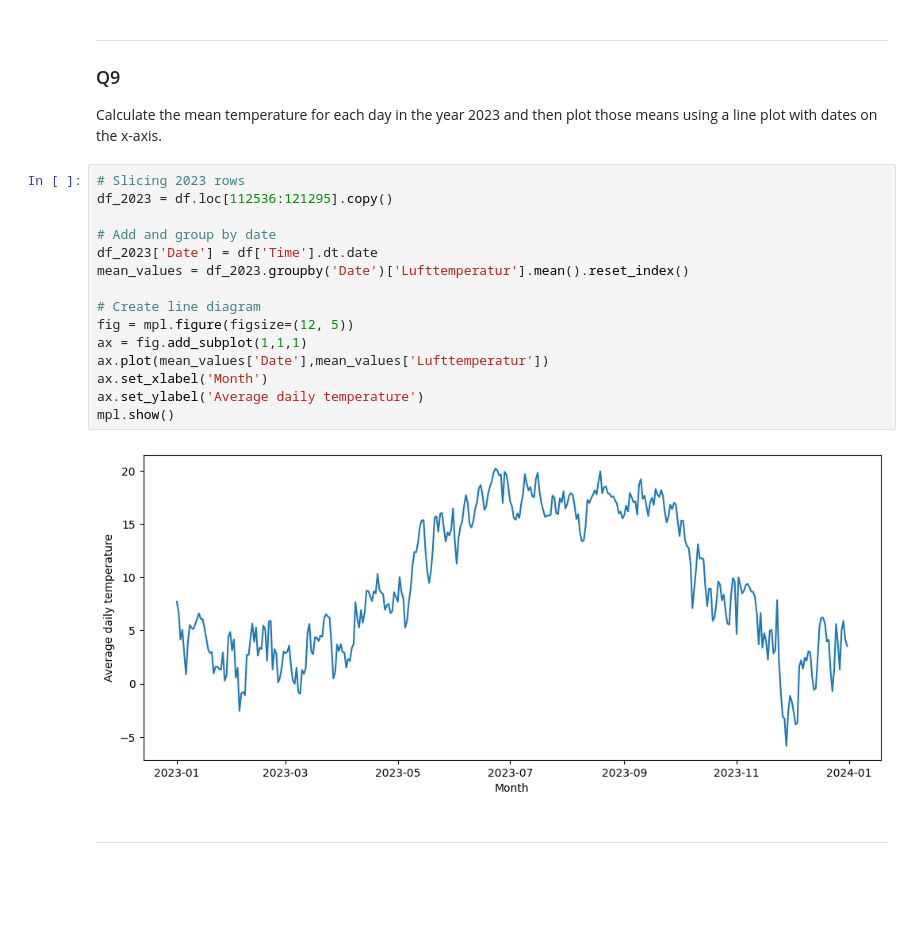
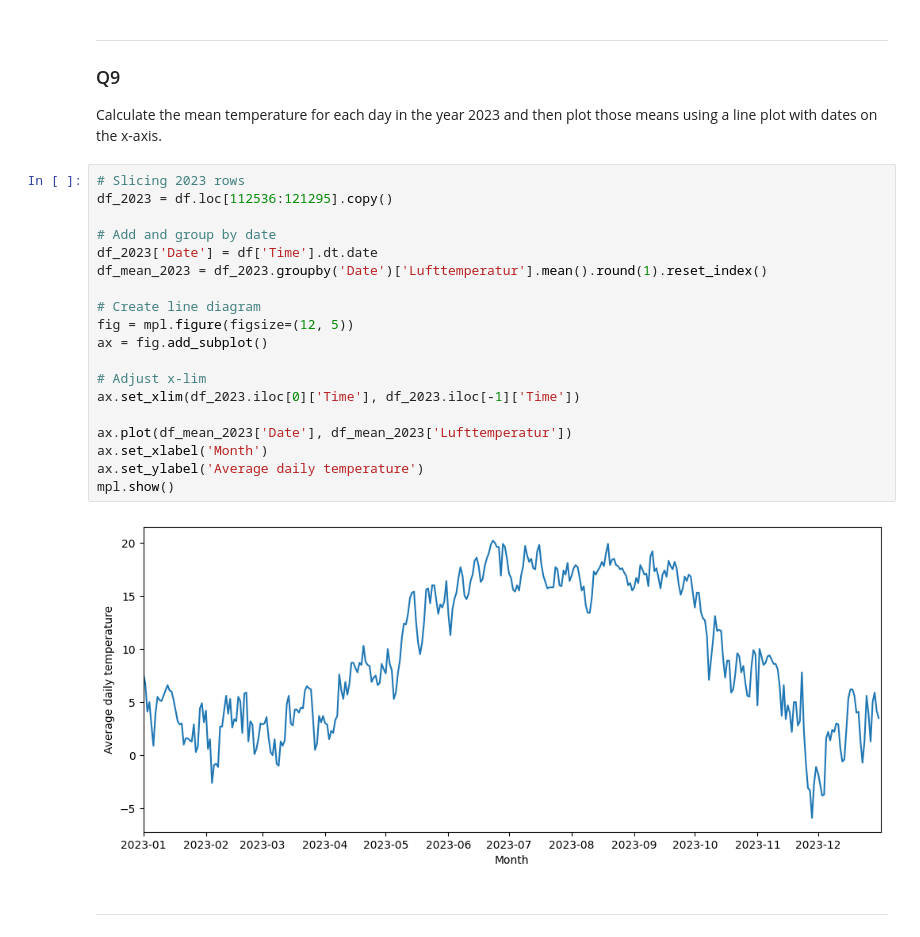
Before and after one commit to Globose/dv1597, a Jupyter notebook: a1/book.ipynb, the cells around one changed output. Saved outputs shown, nothing was run; the diff lists cells and outputs as text; blank space fills up the shorter version.

```diff
--- a/a1/book.ipynb
+++ b/a1/book.ipynb
@@ -211,20 +242,24 @@ Calculate the mean temperature for each day in the year 2023 and then plot those
 # %%
 # Slicing 2023 rows
 df_2023 = df.loc[112536:121295].copy()
 
 # Add and group by date
 df_2023['Date'] = df['Time'].dt.date
-mean_values = df_2023.groupby('Date')['Lufttemperatur'].mean().reset_index()
+df_mean_2023 = df_2023.groupby('Date')['Lufttemperatur'].mean().round(1).reset_index()
 
 # Create line diagram
 fig = mpl.figure(figsize=(12, 5))
-ax = fig.add_subplot(1,1,1)
-ax.plot(mean_values['Date'],mean_values['Lufttemperatur'])
+ax = fig.add_subplot()
+
+# Adjust x-lim
+ax.set_xlim(df_2023.iloc[0]['Time'], df_2023.iloc[-1]['Time'])
+
+ax.plot(df_mean_2023['Date'], df_mean_2023['Lufttemperatur'])
 ax.set_xlabel('Month')
 ax.set_ylabel('Average daily temperature')
 mpl.show()
 # %% [output]
-[figure, old version]
+[figure, new version]
 # %% [markdown]
 ***
 # %% [markdown]
```
Also changed, not shown: parts of 10 cells of this notebook.
